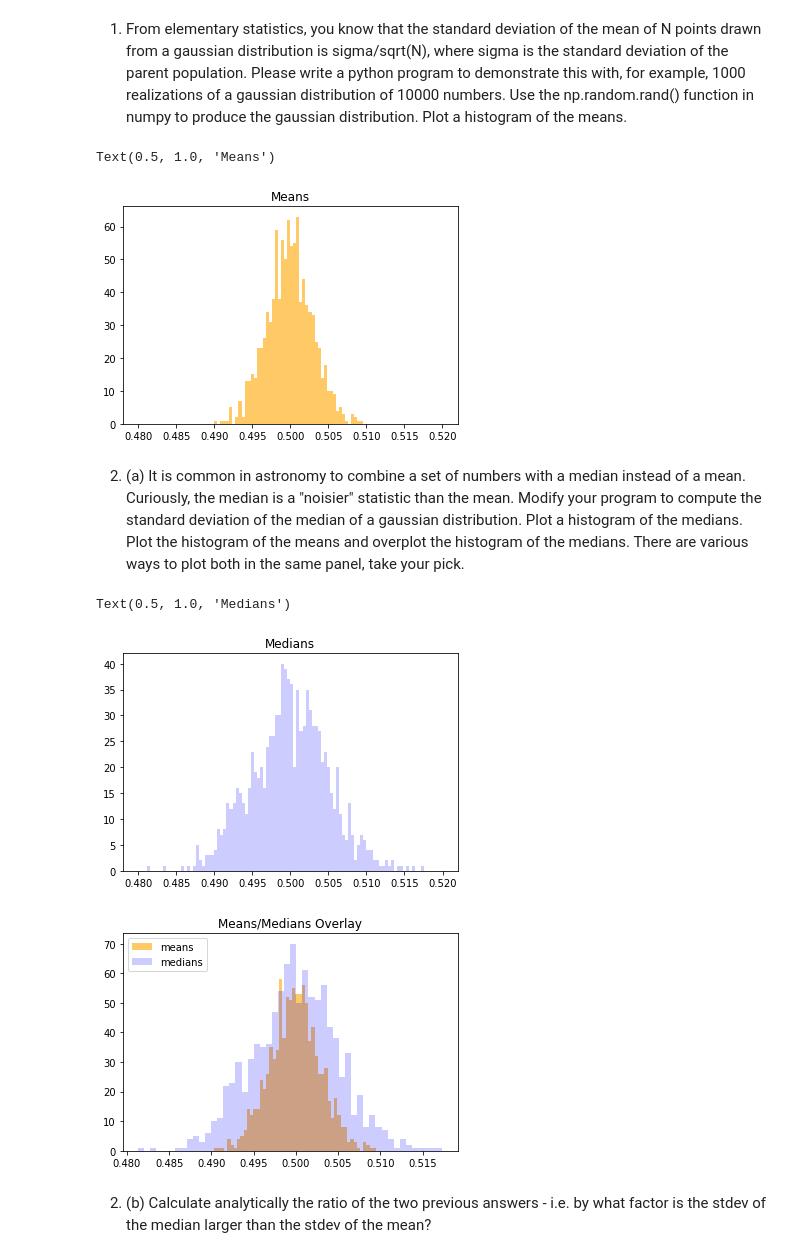
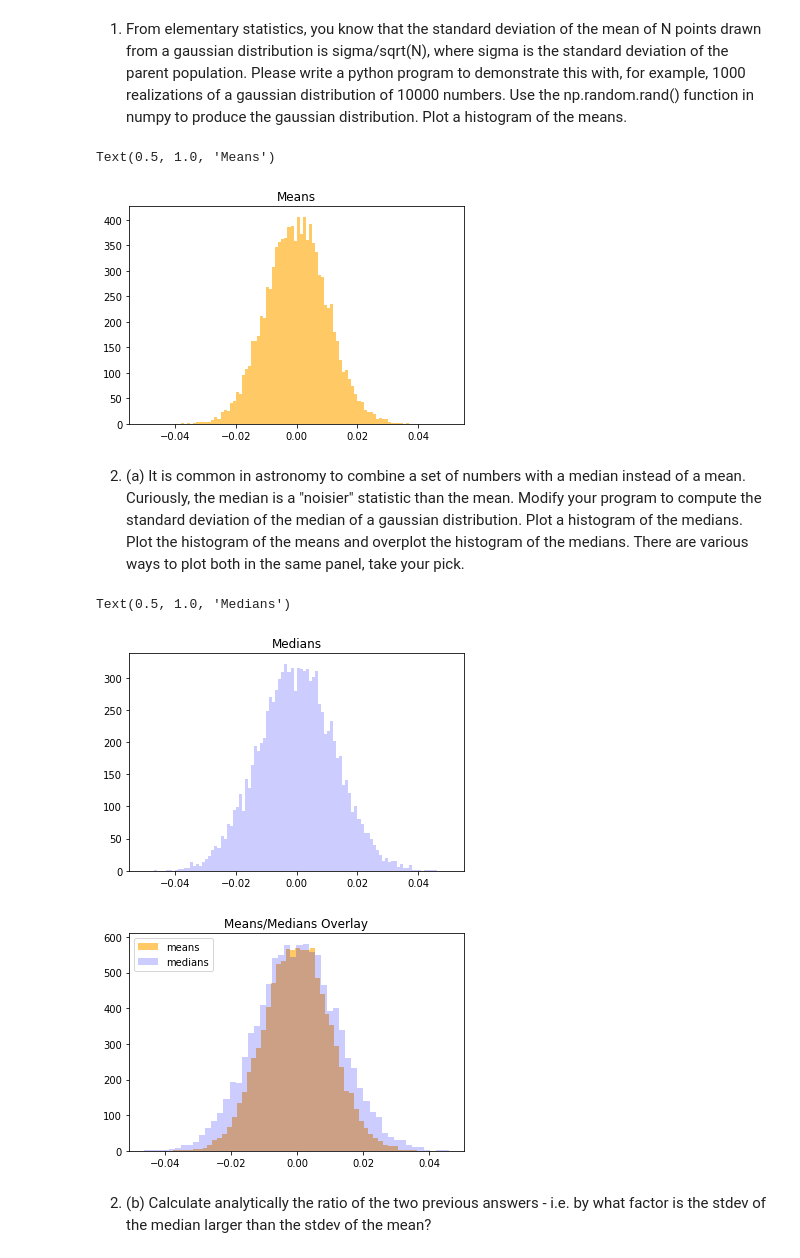
Before and after one commit to lockepatton/ASTR100-2020, a Jupyter notebook: Homework/HW1_McPike.ipynb, the cells around one changed output. Cells and saved outputs as stored; diff of their text form; code cells hidden in the pictures.

```diff
--- a/Homework/HW1_McPike.ipynb
+++ b/Homework/HW1_McPike.ipynb
@@ -14,24 +14,30 @@ from matplotlib import pyplot as plt
     10000 numbers.  Use the np.random.rand() function in numpy to
     produce the gaussian distribution.  Plot a histogram of the means.
 # %%
-     #creating the arrays
-means = []
-medians = []
+#creating the arrays
+means = np.zeros(10000)
+medians = np.zeros(10000)
 
-    #this loop populates the two arrays
-for i in range(1000):
-    randomArray = np.random.rand(10000)
-    mean = np.mean(randomArray)
-    median = np.median(randomArray)
-    means.append(mean)
-    medians.append(median)
+#populating the arrays
+for i in np.arange(10000):
+    randomArray = np.random.normal(0,1,10000)
+    means[i] = np.mean(randomArray)
+    medians[i] = np.median(randomArray)
+
+    #alternative method using lists
+# for i in range(1000):
+#     randomArray = np.random.rand(10000)
+#     mean = np.mean(randomArray)
+#     median = np.median(randomArray)
+#     means.append(mean)
+#     medians.append(median)
 # %%
 #plotting the means
-plt.hist(means, bins=100, range=[0.48,0.52], alpha=0.6, color='orange')
+plt.hist(means, bins=100, range=[-0.05,0.05], alpha=0.6, color='orange')
 plt.title('Means')
 # %% [output]
 Text(0.5, 1.0, 'Means')
-[figure, old version]
+[figure, new version]
 # %% [markdown]
 2.  (a) It is common in astronomy to combine a set of numbers with a
     median instead of a mean.  Curiously, the median is a "noisier"
@@ -42,11 +48,11 @@ Text(0.5, 1.0, 'Means')
     plot both in the same panel, take your pick.
 # %%
 #plotting the medians
-plt.hist(medians, bins=100, range=[0.48,0.52], alpha=0.2, color='blue')
+plt.hist(medians, bins=100, range=[-0.05,0.05], alpha=0.2, color='blue')
 plt.title('Medians')
 # %% [output]
 Text(0.5, 1.0, 'Medians')
-[figure, old version]
+[figure, new version]
 # %%
 #overlaying the two histograms
 plt.hist(means, bins=50, alpha = 0.6, label='means', color='orange')
@@ -55,7 +61,7 @@ plt.legend(loc='upper left')
 plt.title('Means/Medians Overlay')
 plt.show()
 # %% [output]
-[figure, old version]
+[figure, new version]
 # %% [markdown]
 2. (b) Calculate analytically the ratio of the two previous answers - i.e. by what factor is the stdev of the median
     larger than the stdev of the mean?
```
Also changed, not shown: parts of 3 cells of this notebook.
